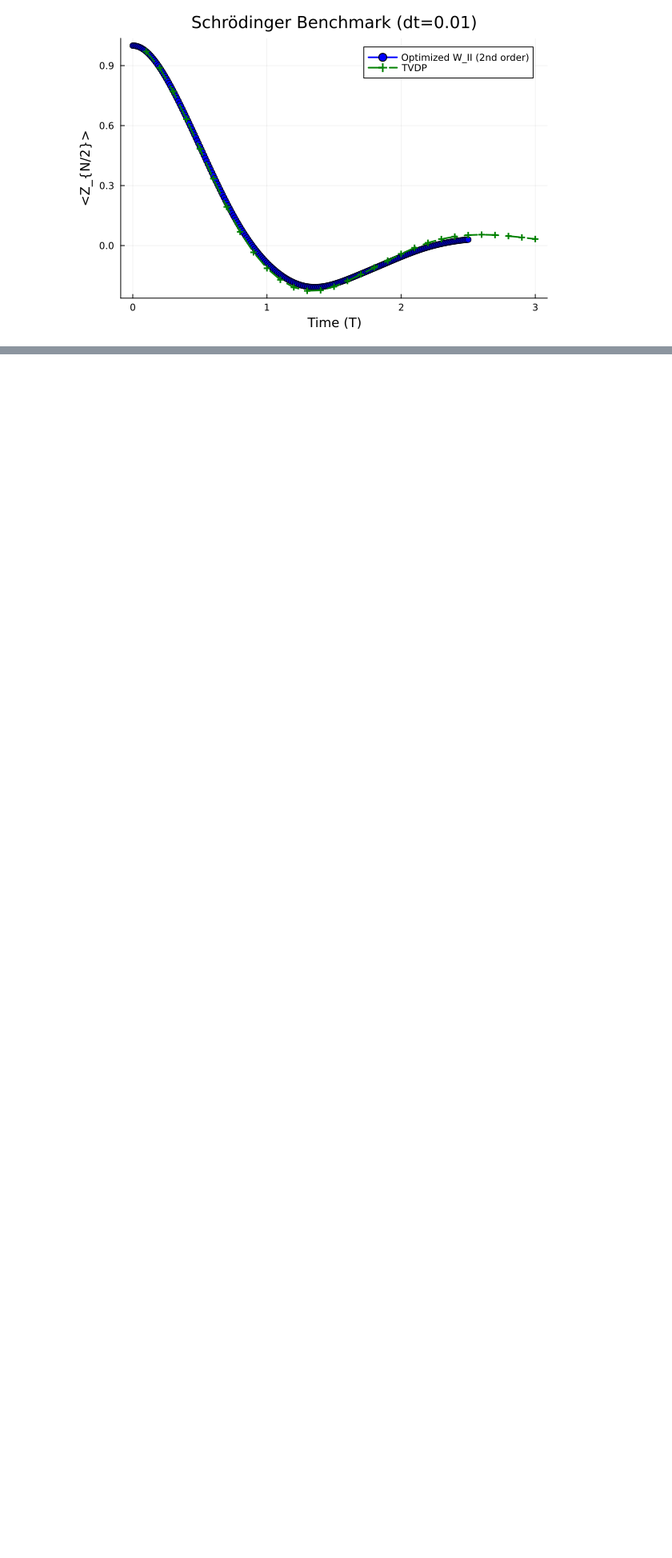
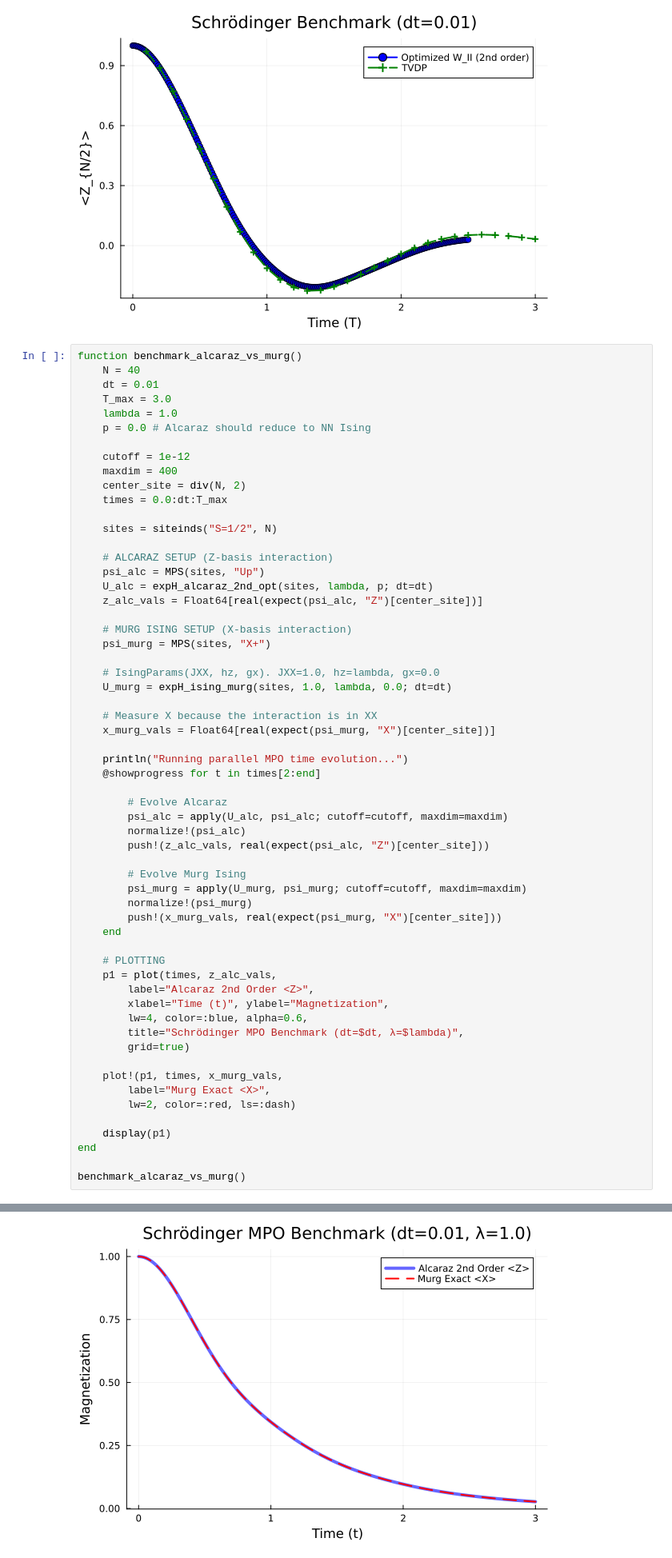
Before and after one commit to jmarquezol/QuantumMaster, a Jupyter notebook: master_thesis/2_test_MPO.ipynb, the cells around one changed output, grey strips where cells are left out. Shown at 80% size. Saved outputs shown, nothing was run; the diff lists cells and outputs as text; blank space fills up the shorter version.

```diff
--- a/master_thesis/2_test_MPO.ipynb
+++ b/master_thesis/2_test_MPO.ipynb
@@ -168,3 +167,63 @@ plot!(p1, times_tdvp, z_tdvp,
 display(p1)
 # %% [output]
 [figure]
+# %%
+function benchmark_alcaraz_vs_murg()
+    N = 40
+    dt = 0.01
+    T_max = 3.0
+    lambda = 1.0
+    p = 0.0 # Alcaraz should reduce to NN Ising
+
+    cutoff = 1e-12
+    maxdim = 400
+    center_site = div(N, 2)
+    times = 0.0:dt:T_max
+
+    sites = siteinds("S=1/2", N)
+
+    # ALCARAZ SETUP (Z-basis interaction)
+    psi_alc = MPS(sites, "Up")
+    U_alc = expH_alcaraz_2nd_opt(sites, lambda, p; dt=dt)
+    z_alc_vals = Float64[real(expect(psi_alc, "Z")[center_site])]
+
+    # MURG ISING SETUP (X-basis interaction)
+    psi_murg = MPS(sites, "X+")
+
+    # IsingParams(JXX, hz, gx). JXX=1.0, hz=lambda, gx=0.0
+    U_murg = expH_ising_murg(sites, 1.0, lambda, 0.0; dt=dt)
+
+    # Measure X because the interaction is in XX
+    x_murg_vals = Float64[real(expect(psi_murg, "X")[center_site])]
+
+    println("Running parallel MPO time evolution...")
+    @showprogress for t in times[2:end]
+
+        # Evolve Alcaraz
+        psi_alc = apply(U_alc, psi_alc; cutoff=cutoff, maxdim=maxdim)
+        normalize!(psi_alc)
+        push!(z_alc_vals, real(expect(psi_alc, "Z")[center_site]))
+
+        # Evolve Murg Ising
+        psi_murg = apply(U_murg, psi_murg; cutoff=cutoff, maxdim=maxdim)
+        normalize!(psi_murg)
+        push!(x_murg_vals, real(expect(psi_murg, "X")[center_site]))
+    end
+
+    # PLOTTING
+    p1 = plot(times, z_alc_vals,
+        label="Alcaraz 2nd Order <Z>",
+        xlabel="Time (t)", ylabel="Magnetization",
+        lw=4, color=:blue, alpha=0.6,
+        title="Schrödinger MPO Benchmark (dt=$dt, λ=$lambda)",
+        grid=true)
+
+    plot!(p1, times, x_murg_vals,
+        label="Murg Exact <X>",
+        lw=2, color=:red, ls=:dash)
+
+    display(p1)
+end
+
+benchmark_alcaraz_vs_murg()
+# %% [output]
@@ -171,3 +231,4 @@ display(p1)
+[figure, added]
 # %% [markdown]
 ## Light Cone Evolution & Entropy
 # %%
```
Also changed, not shown: parts of 4 cells of this notebook, 5 other files.
